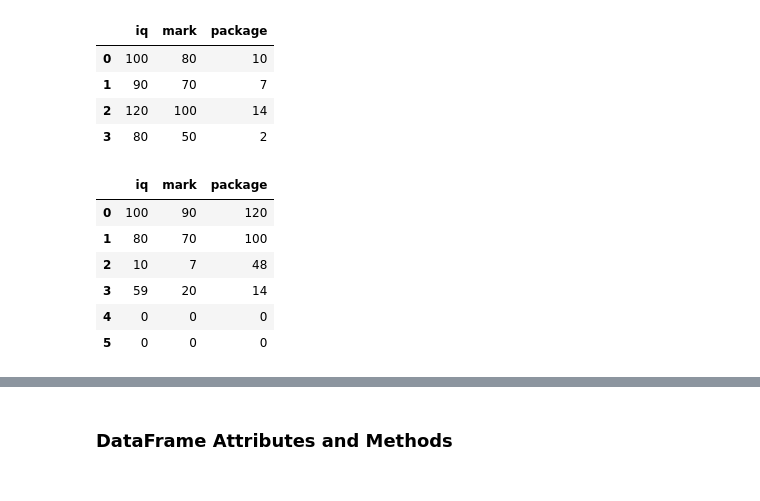
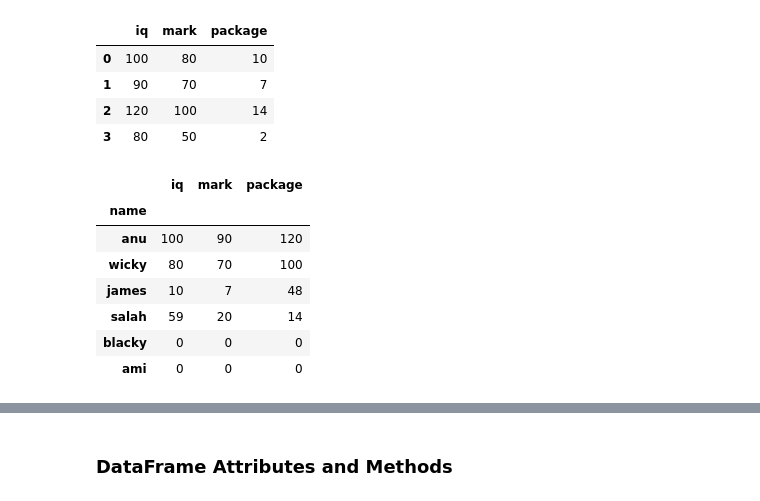
Before and after one commit to fahim-506/eda-with-python, a Jupyter notebook: notebooks/05_pandas_dataframe.ipynb, the cells around one changed output, grey strips where cells are left out. Saved outputs shown, nothing was run; the diff lists cells and outputs as text; code cells hidden in the pictures.

Commit message:
pandas dataframe updated

```diff
--- a/notebooks/05_pandas_dataframe.ipynb
+++ b/notebooks/05_pandas_dataframe.ipynb
@@ -23,20 +23,23 @@ pd.DataFrame(student_data,columns=['iq','mark','package'])
 # %%
 # using dict
 student_dict = {
+    'name':['anu','wicky','james','salah','blacky','ami'],
     'iq':[100,80,10,59,0,0],
     'mark':[90,70,7,20,0,0],
     'package':[120,100,48,14,0,0]
 }
 students=pd.DataFrame(student_dict)
+students.set_index('name',inplace=True)
 students
 # %% [output]
 |  | iq | mark | package |
-| 0 | 100 | 90 | 120 |
-| 1 | 80 | 70 | 100 |
-| 2 | 10 | 7 | 48 |
-| 3 | 59 | 20 | 14 |
-| 4 | 0 | 0 | 0 |
-| 5 | 0 | 0 | 0 |
+| name |  |  |  |
+| anu | 100 | 90 | 120 |
+| wicky | 80 | 70 | 100 |
+| james | 10 | 7 | 48 |
+| salah | 59 | 20 | 14 |
+| blacky | 0 | 0 | 0 |
+| ami | 0 | 0 | 0 |
 # %%
 # using read csv
 movies=pd.read_csv('../datasets/movies.csv')
```
Also changed, not shown: parts of 34 cells of this notebook.
